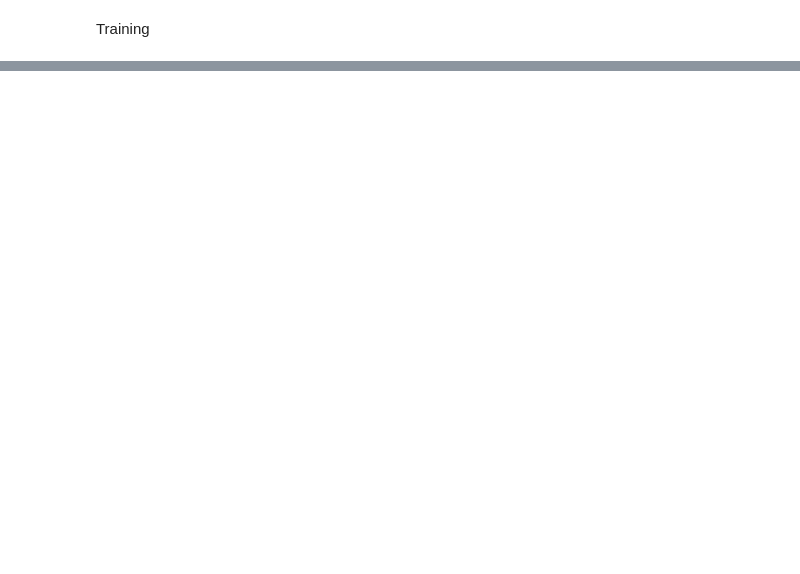
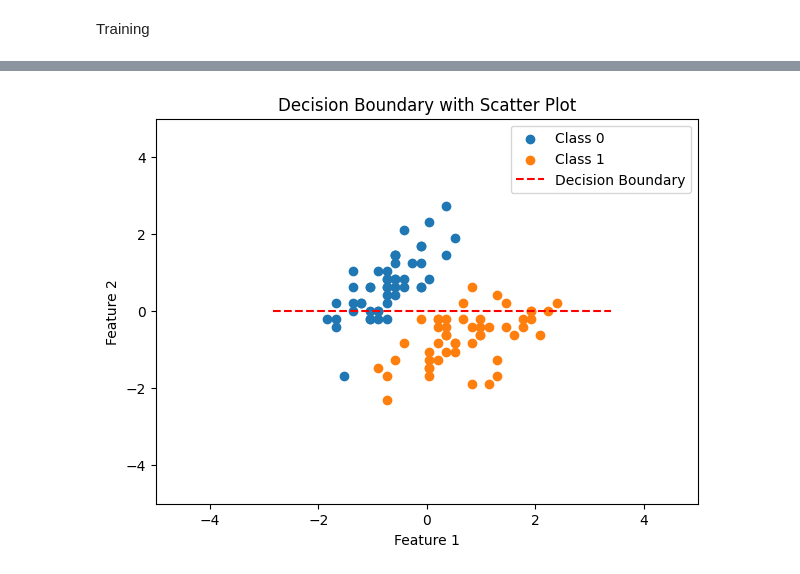
Before and after one commit to being-aerys/Python_Numpy_Implementations_of_Machine_Learning_Algorithms, a Jupyter notebook: Supervised_Methods/logistic_regression/logistic_regression_with_batch_GD.ipynb, the cells around one changed output, grey strips where cells are left out. Drawn from its saved outputs; the diff is of its cells as text; code cells hidden in the pictures; blank space fills up the shorter version.

```diff
--- a/Supervised_Methods/logistic_regression/logistic_regression_with_batch_GD.ipynb
+++ b/Supervised_Methods/logistic_regression/logistic_regression_with_batch_GD.ipynb
@@ -137,0 +178,12 @@ array([[-21.93167238],
+# %%
+# after 10% of training episodes
+plot_sep(
+    feature_1=X[1, :],
+    feature_2=X[2, :],
+    labels=y,
+    w0=running_weights[1][0].item(),
+    w1=running_weights[1][1].item(),
+    w2=running_weights[1][2].item(),
+)
+# %% [output]
+[figure, added]
```
Also changed, not shown: parts of 20 cells of this notebook.
